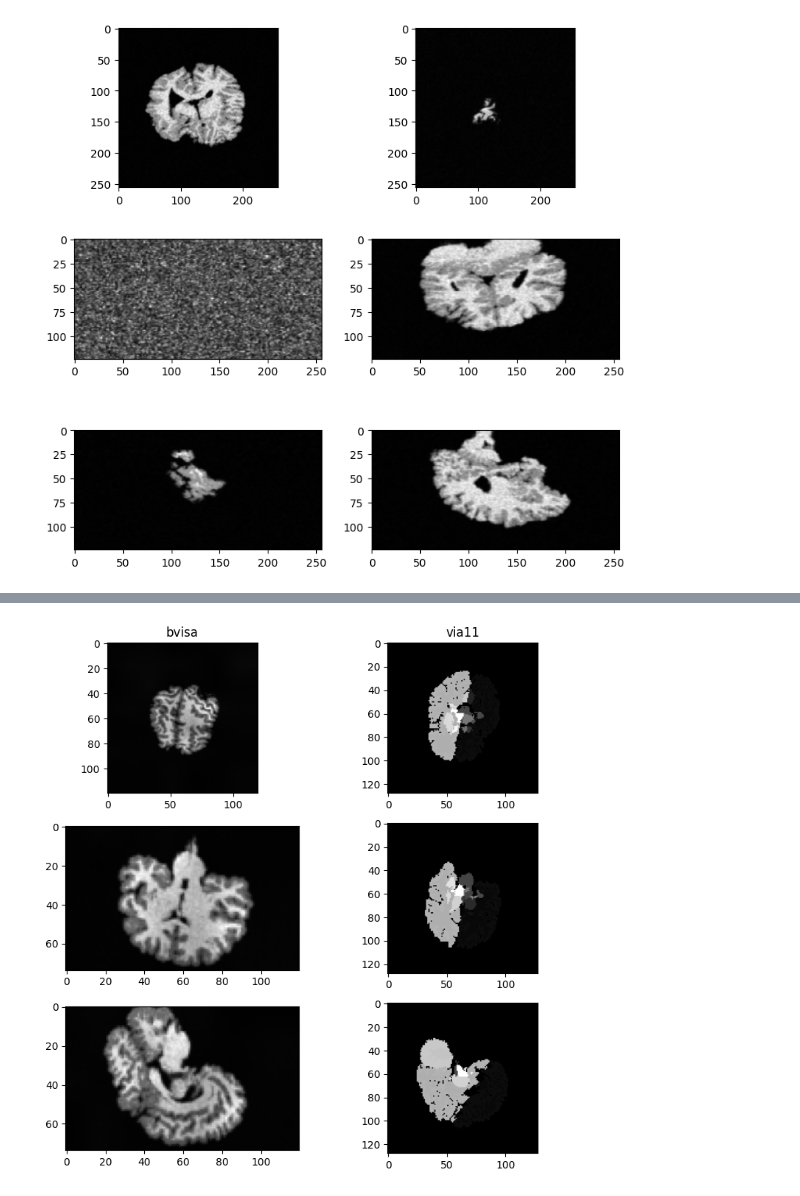
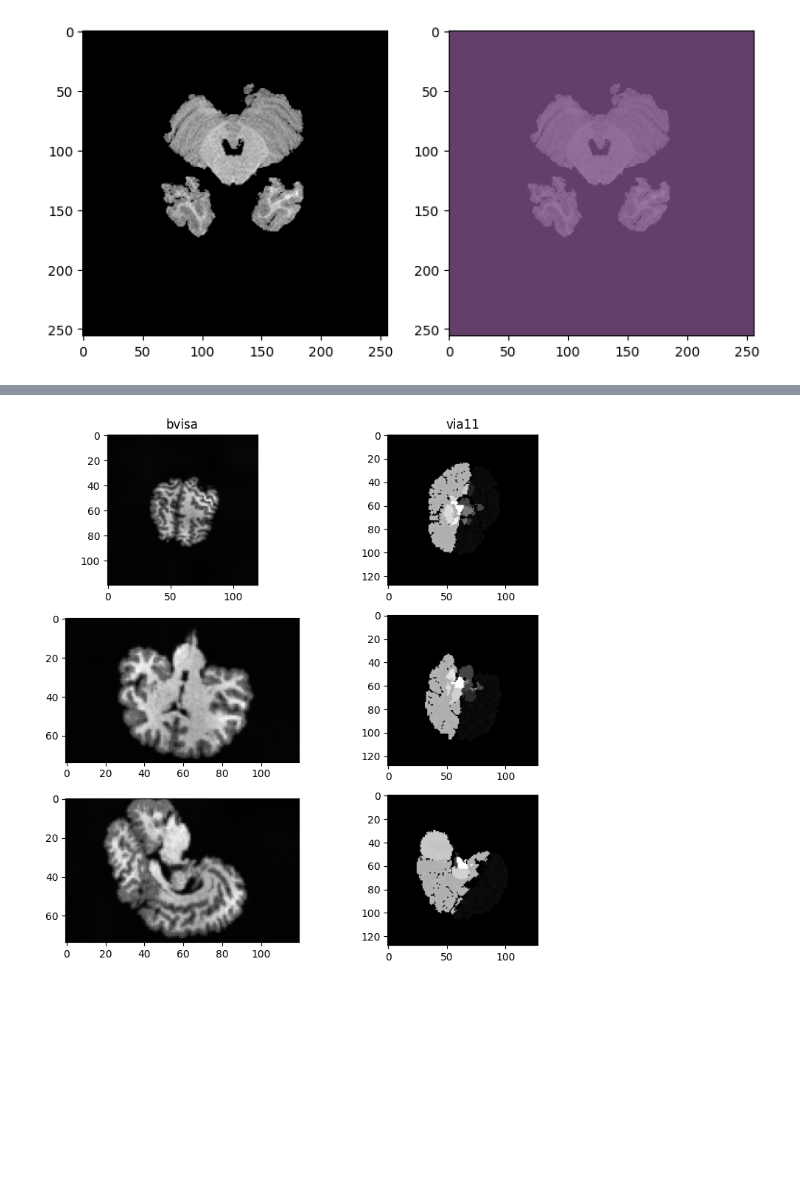
Before and after one commit to Vivikar/central-sulcus-analysis, a Jupyter notebook: notebooks/9_ValidateDownStream.ipynb, the cells around one changed output, grey strips where cells are left out. Cells and saved outputs as stored; diff of their text form; code cells hidden in the pictures; blank space fills up the shorter version.

```diff
--- a/notebooks/9_ValidateDownStream.ipynb
+++ b/notebooks/9_ValidateDownStream.ipynb
@@ -41,9 +41,10 @@ import SimpleITK as sitk
 # %%
 sitk.ProcessObject_SetGlobalWarningDisplay(False)
 # %%
-cfg = OmegaConf.load('/mrhome/vladyslavz/git/central-sulcus-analysis/logs_sst/bvisa-monai-BasicUnet-2x-segmentDice+contrastive/runs/2023-04-20_16-51-06/.hydra/config.yaml')
+cfg = OmegaConf.load('/mrhome/vladyslavz/git/central-sulcus-analysis/logs_finetuning/CS2x_via11SegmSST_monaiUnet-frozenEncoder/runs/2023-04-21_11-37-22/.hydra/config.yaml')
 # cfg = OmegaConf.load('/mrhome/vladyslavz/git/central-sulcus-analysis/logs/sst-full-res-corrected-skullstripHALF1000Epochs-unet-allAugm2/runs/2023-03-31_14-39-48/.hydra/config.yaml')
-
+# cfg.data.dataset_cfg.resample = None
+# cfg.data.dataset_cfg.padd2same_size = '256-256-124'
 datamodule: LightningDataModule = hydra.utils.instantiate(cfg.data)
 
 # model: LightningModule = hydra.utils.instantiate(cfg.model,
@@ -73,25 +103,17 @@ plt.show()
 # %%
-for batch in datamodule.train_dataloader():
+for batch in datamodule.val_dataloader():
     # plot images from batches
-    # fig, ax = plt.subplots(1, 2, figsize=(9, 9))
-    # slc = 100
-    # img = batch['image']
-    # target = batch['target']
-    # ax[0].imshow(img[0, 0, slc, :, :], cmap='gray')
-    # ax[1].imshow(img[0, 0, slc, :, :], cmap='gray', alpha=0.5)
-    # ax[1].imshow(target[0, slc, :, :], alpha=0.5)
-
-
     fig, ax = plt.subplots(3, 2, figsize=(9, 9))
-    slc = 50
+    slc = 15
+    batch = batch[1]
     img = batch['image']
     target = batch['target']
     ax[0, 0].imshow(img[0, 0, slc, :, :], cmap='gray')
-    ax[0, 1].imshow(img[0, 0, slc+50, :, :], cmap='gray')
+    ax[0, 1].imshow(img[0, 0, slc+15, :, :], cmap='gray')
     ax[1, 0].imshow(img[0, 0, :, slc, :], cmap='gray')
-    ax[1, 1].imshow(img[0, 0, :, slc+50, :], cmap='gray')
+    ax[1, 1].imshow(img[0, 0, :, slc+15, :], cmap='gray')
     ax[2, 0].imshow(img[0, 0, :, :, slc,], cmap='gray')
-    ax[2, 1].imshow(img[0, 0, :, :, slc+50,], cmap='gray')
+    ax[2, 1].imshow(img[0, 0, :, :, slc+15,], cmap='gray')
     plt.show()
     break
 # %% [output]
@@ -99,19 +121,13 @@ for batch in datamodule.train_dataloader():
 # %%
-for batch in datamodule.val_dataloader():
+for batch in datamodule.orig_val_dataloader():
     # plot images from batches
-
-    fig, ax = plt.subplots(3, 2, figsize=(9, 9))
-    slc = 50
-    batch = batch[0]
+    fig, ax = plt.subplots(1, 2, figsize=(9, 9))
+    slc = 20
     img = batch['image']
     target = batch['target']
-    ax[0, 0].imshow(img[0, 0, slc, :, :], cmap='gray')
-    ax[0, 1].imshow(img[0, 0, slc+50, :, :], cmap='gray')
-    ax[1, 0].imshow(img[0, 0, :, slc, :], cmap='gray')
-    ax[1, 1].imshow(img[0, 0, :, slc+50, :], cmap='gray')
-    ax[2, 0].imshow(img[0, 0, :, :, slc,], cmap='gray')
-    ax[2, 1].imshow(img[0, 0, :, :, slc+50,], cmap='gray')
-    plt.show()
+    ax[0].imshow(img[0, 0, slc, :, :], cmap='gray')
+    ax[1].imshow(img[0, 0, slc, :, :], cmap='gray', alpha=0.5)
+    ax[1].imshow(target[0, slc, :, :], alpha=0.5)
     break
 # %% [output]
-[figure, old version]
+[figure, new version]
```
Also changed, not shown: parts of 6 cells of this notebook, 14 other files.
